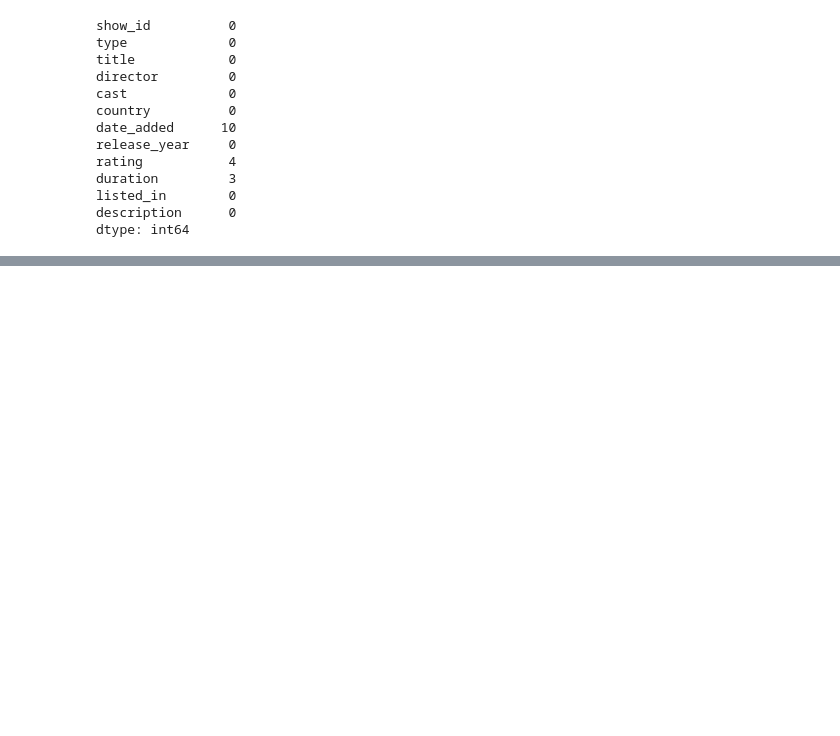
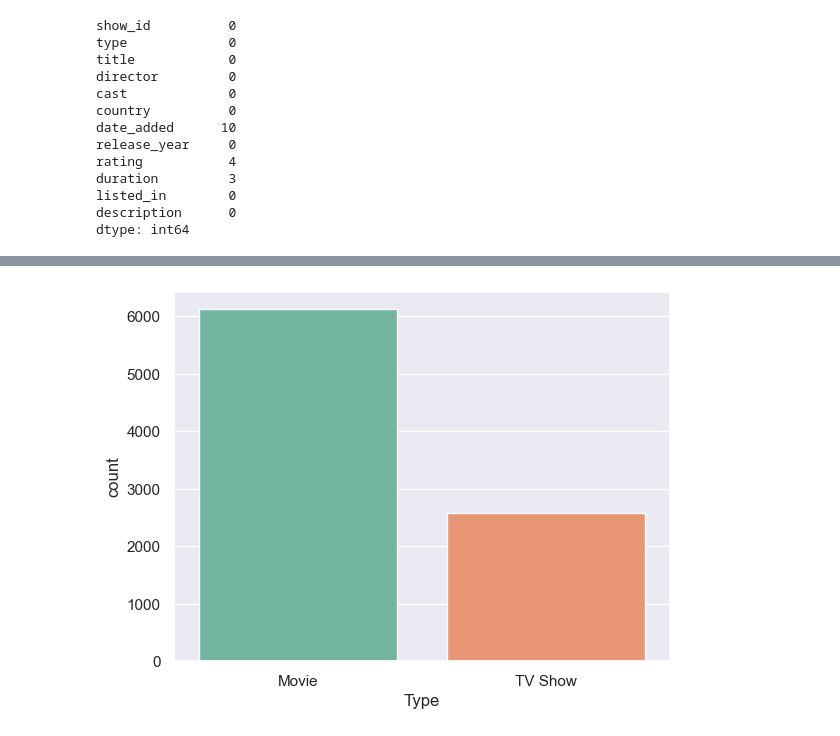
Before and after one commit to DhruvYd61202/CodeBetter_AIML_Assignments, a Jupyter notebook: EDA_Netflix_Dataset.ipynb, the cells around one changed output, grey strips where cells are left out. Saved outputs shown, nothing was run; the diff lists cells and outputs as text; code cells hidden in the pictures; blank space fills up the shorter version.

```diff
--- a/EDA_Netflix_Dataset.ipynb
+++ b/EDA_Netflix_Dataset.ipynb
@@ -13,9 +15,9 @@ pd.set_option('display.max_rows', None)
 #### Imputing Missing Values, Checking Duplicates and Fixing data types (if needed)
 # %%
 data  = pd.read_csv('netflix_titles.csv')
-df = pd.DataFrame(data)
-print(df.head())
-print(df.columns)
+netflix_overall = pd.DataFrame(data)
+print(netflix_overall.head())
+print(netflix_overall.columns)
 # %% [output]
   show_id     type                  title         director  \
 0      s1    Movie   Dick Johnson Is Dead  Kirsten Johnson
@@ -57,14 +59,14 @@ for i in df.columns:
 
 - I have decided not to drop directors and cast, as it could be interesting to look at movies of particular directors and genres
 # %%
-df['country'] = df['country'].fillna(df['country'].mode()[0])
-df['cast'].replace(np.nan, 'No Data', inplace=True)
-df['director'].replace(np.nan, 'No Data', inplace=True)
+netflix_overall['country'] = netflix_overall['country'].fillna(netflix_overall['country'].mode()[0])
+netflix_overall['cast'].replace(np.nan, 'No Data', inplace=True)
+netflix_overall['director'].replace(np.nan, 'No Data', inplace=True)
 
 # dropping duplicate values
-df.drop_duplicates(inplace=True)
+netflix_overall.drop_duplicates(inplace=True)
 #check if the values are imputed
-print(df.isna().sum())
+print(netflix_overall.isna().sum())
 # %% [output]
 show_id          0
 type             0
@@ -80,14 +82,20 @@ listed_in        0
 description      0
 dtype: int64
 # %%
-print(df['date_added'].dtype)
+print(netflix_overall['date_added'].dtype)
 #it outputs, 'object' which means there are different date formats
-df['date_added'] = pd.to_datetime(df['date_added'], errors='coerce')
-df[df['date_added'].isnull()]['date_added']
+netflix_overall['date_added'] = pd.to_datetime(netflix_overall['date_added'], errors='coerce')
+netflix_overall[netflix_overall['date_added'].isnull()]['date_added']
 
 # Let's have a look at the date_added missing values' other attributes
-df[df['date_added'].isnull()]
+print(netflix_overall[netflix_overall['date_added'].isnull()].head())
+# print(netflix_overall[netflix_overall['date_added'].isnull()].shape)
 #there are 98 missing values in the date format, which shows 'NaT' not a time type
 # we will replace those values with (release_year + 1) value if it is a movie/series both,
 # estimating that those movies
+
+#Dropped rest of the Nan values
+print(netflix_overall.shape)
+netflix_overall.dropna(inplace=True)
+print(netflix_overall.shape)
 # %% [output]
@@ -95,0 +123,8 @@ datetime64[ns]
+# %%
+sns.set_theme(style='darkgrid',palette='pastel')
+ax = sns.countplot(x='type', data=netflix_overall, palette='Set2')
+plt.xlabel('Type')
+plt.show()
+#It is evident that there are more movies than shows in this dataset
+# %% [output]
+[figure, added]
```
Also changed, not shown: parts of 5 cells of this notebook.
